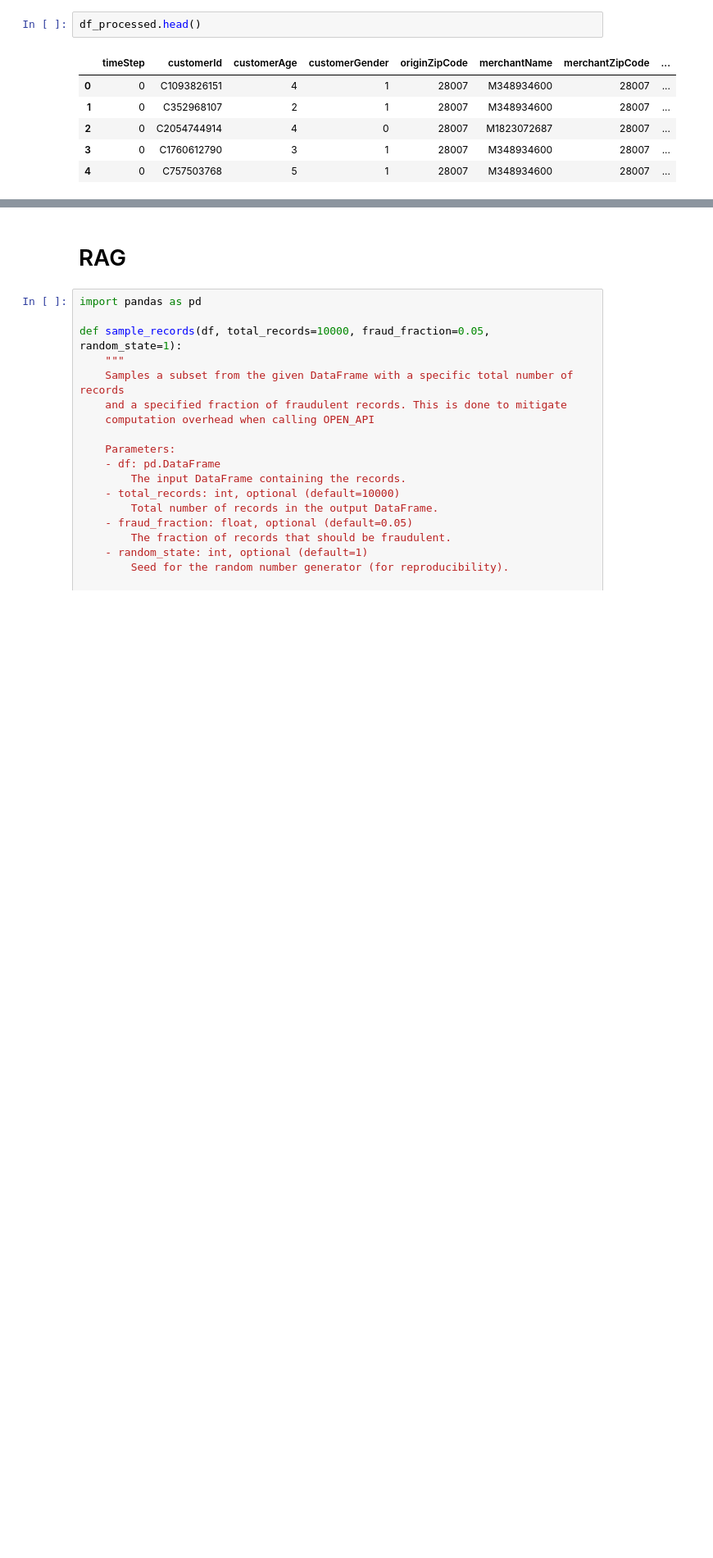
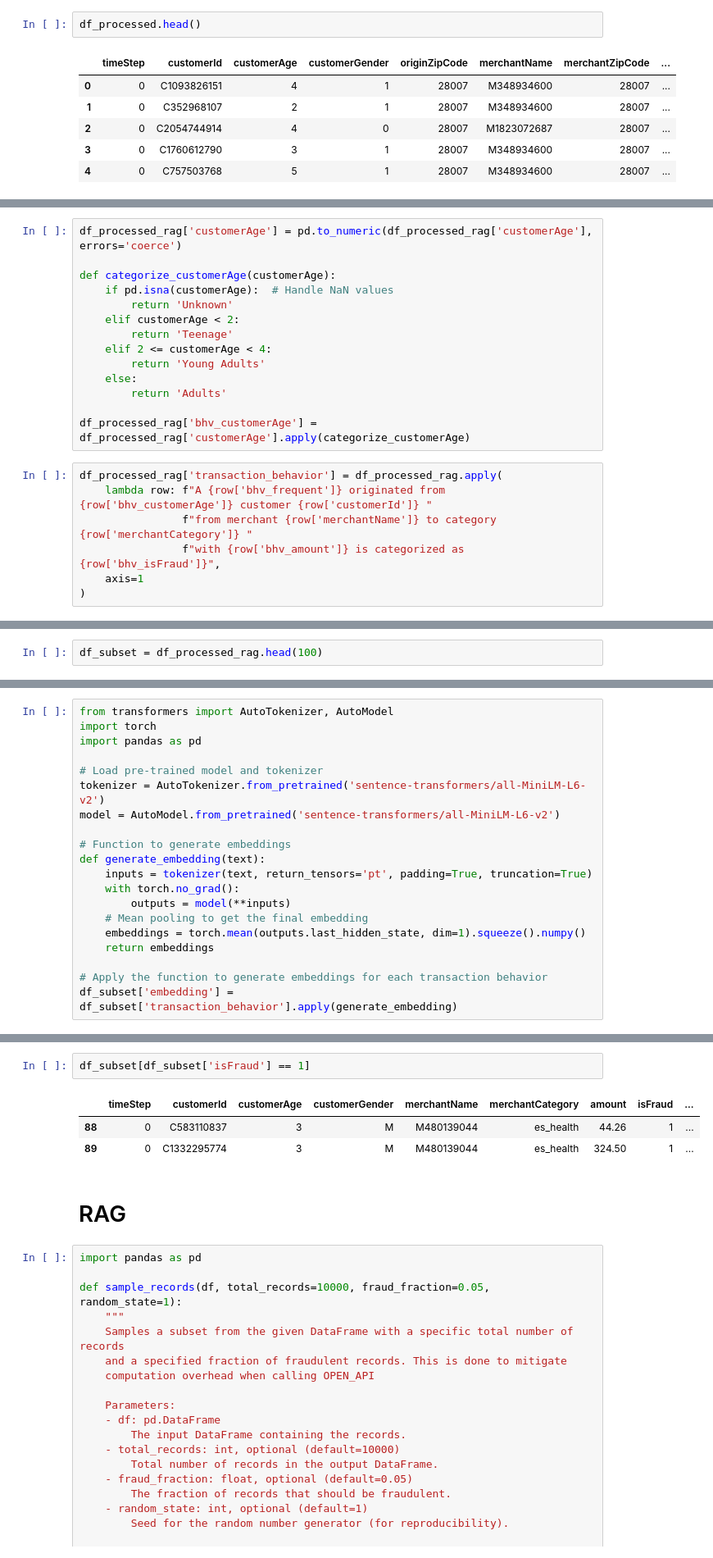
Before and after one commit to 21062872/fraud-detection-rag, a Jupyter notebook: code_files/main.ipynb, the cells around one changed output, grey strips where cells are left out. Shown at 82% size. Saved outputs shown, nothing was run; the diff lists cells and outputs as text; blank space fills up the shorter version.

Commit message:
rag test upto embeddings

```diff
--- a/code_files/main.ipynb
+++ b/code_files/main.ipynb
@@ -1107,0 +1147,21 @@ df_processed_rag = df_processed.copy()
+# %%
+df_processed_rag['customerAge'] = pd.to_numeric(df_processed_rag['customerAge'], errors='coerce')
+
+def categorize_customerAge(customerAge):
+    if pd.isna(customerAge):  # Handle NaN values
+        return 'Unknown'
+    elif customerAge < 2:
+        return 'Teenage'
+    elif 2 <= customerAge < 4:
+        return 'Young Adults'
+    else:
+        return 'Adults'
+
+df_processed_rag['bhv_customerAge'] = df_processed_rag['customerAge'].apply(categorize_customerAge)
+# %%
+df_processed_rag['transaction_behavior'] = df_processed_rag.apply(
+    lambda row: f"A {row['bhv_frequent']} originated from {row['bhv_customerAge']} customer {row['customerId']} "
+                f"from merchant {row['merchantName']} to category {row['merchantCategory']} "
+                f"with {row['bhv_amount']} is categorized as {row['bhv_isFraud']}",
+    axis=1
+)
@@ -1107,0 +1180,2 @@ df_processed_rag = df_processed.copy()
+# %%
+df_subset = df_processed_rag.head(100)
@@ -1107,0 +1202,20 @@ df_processed_rag = df_processed.copy()
+# %%
+from transformers import AutoTokenizer, AutoModel
+import torch
+import pandas as pd
+
+# Load pre-trained model and tokenizer
+tokenizer = AutoTokenizer.from_pretrained('sentence-transformers/all-MiniLM-L6-v2')
+model = AutoModel.from_pretrained('sentence-transformers/all-MiniLM-L6-v2')
+
+# Function to generate embeddings
+def generate_embedding(text):
+    inputs = tokenizer(text, return_tensors='pt', padding=True, truncation=True)
+    with torch.no_grad():
+        outputs = model(**inputs)
+    # Mean pooling to get the final embedding
+    embeddings = torch.mean(outputs.last_hidden_state, dim=1).squeeze().numpy()
+    return embeddings
+
+# Apply the function to generate embeddings for each transaction behavior
+df_subset['embedding'] = df_subset['transaction_behavior'].apply(generate_embedding)
@@ -1108,3 +1228,9 @@ df_processed_rag = df_processed.copy()
+# %%
+df_subset[df_subset['isFraud'] == 1]
+# %% [output]
+|  | timeStep | customerId | customerAge | customerGender | merchantName | merchantCategory | amount | isFraud | ... |
+| 88 | 0 | C583110837 | 3 | M | M480139044 | es_health | 44.26 | 1 | ... |
+| 89 | 0 | C1332295774 | 3 | M | M480139044 | es_health | 324.50 | 1 | ... |
 # %% [markdown]
 # RAG
 # %%
```
Also changed, not shown: parts of 16 cells of this notebook.
